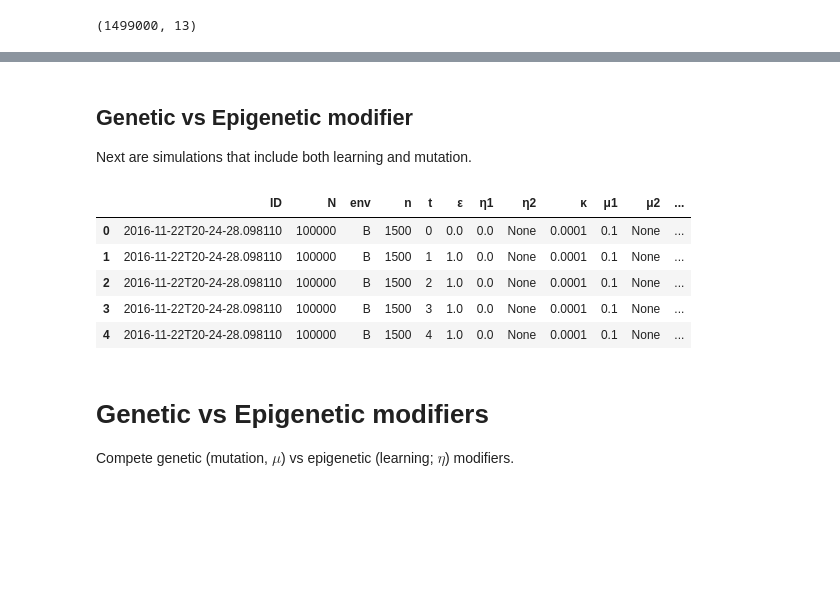
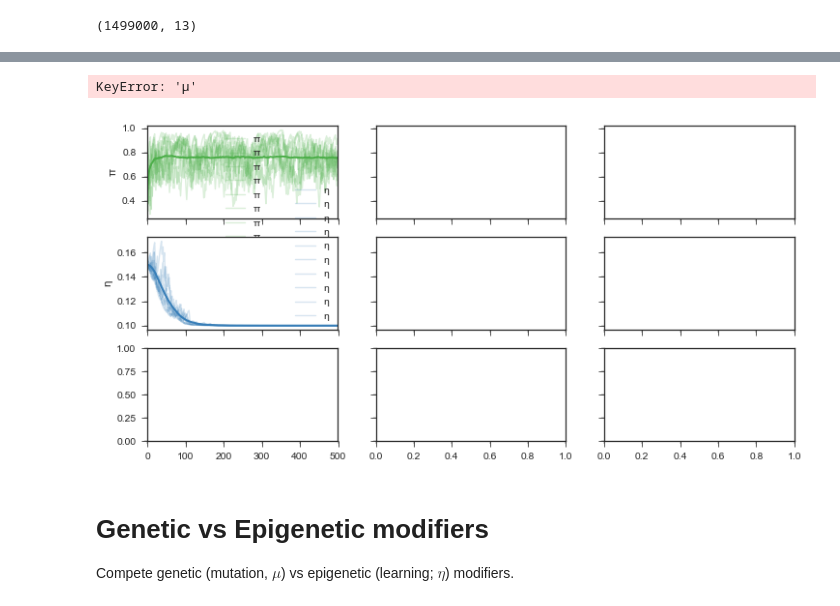
Before and after one commit to yoavram/Milpitas, a Jupyter notebook: simulation.ipynb, the cells around one changed output, grey strips where cells are left out. Drawn from its saved outputs; the diff is of its cells as text; code cells hidden in the pictures; blank space fills up the shorter version.

```diff
--- a/simulation.ipynb
+++ b/simulation.ipynb
@@ -310,29 +205,3 @@ df1 = load_simulations('output1', True, False)
 df1.shape
 # %% [output]
 (1499000, 13)
-# %%
-def plot_simulations(df):
-    fig, ax = plt.subplots(3, 3, sharex='col', sharey='row', figsize=(12,6))
-    samples = 10
-    red, green, blue = sns.color_palette('Set1', 3)
-    for i, env in enumerate(('A', 'B', 'C')):
-        _df = df[df.env == env]
-        ids = np.random.choice(_df.ID.unique(), samples)
-        grp = _df[_df.ID.isin(ids)].groupby('ID')
-        sns.tsplot(_df, time='t', unit='ID', value='π', lw=2, color=blue, ci=False, ax=ax[0, i])
-        grp.plot('t', 'π', color=blue, alpha=2/samples, ax=ax[0, i])
-        if 'η' in df.columns:
-            sns.tsplot(_df, time='t', unit='ID', value='η', lw=2, color=green, ci=False, ax=ax[1, i])
-            grp.plot('t', 'η', color=green, alpha=2/samples, ax=ax[1, i])
-        if 'μ' in df.columns:
-            sns.tsplot(_df, time='t', unit='ID', value='μ', lw=2, color=red, ci=False, ax=ax[2, i])
-            grp.plot('t', 'μ', color=red, alpha=0.02, ax=ax[2, i])
-        ax[0, i].axhline(1-_df.ϵ.mean(), color='k', ls='--')
-        if ax[0, i].legend(): ax[0, i].legend().set_visible(False)
-        if ax[1, i].legend(): ax[1, i].legend().set_visible(False)
-        if ax[2, i].legend(): ax[2, i].legend().set_visible(False)
-
-    sns.despine()
-    return ax
-# %%
-plot_simulations(df1);
@@ -341,17 +208,14 @@ plot_simulations(df1);
-# %% [markdown]
-## Genetic vs Epigenetic modifier
-
-Next are simulations that include both learning and mutation.
-# %%
-df = load_simulations('output3', False, False)
-df.head()
-# %% [output]
-|  | ID | N | env | n | t | ε | η1 | η2 | κ | μ1 | μ2 | ... |
-| 0 | 2016-11-22T20-24-28.098110 | 100000 | B | 1500 | 0 | 0.0 | 0.0 | None | 0.0001 | 0.1 | None | ... |
-| 1 | 2016-11-22T20-24-28.098110 | 100000 | B | 1500 | 1 | 1.0 | 0.0 | None | 0.0001 | 0.1 | None | ... |
-| 2 | 2016-11-22T20-24-28.098110 | 100000 | B | 1500 | 2 | 1.0 | 0.0 | None | 0.0001 | 0.1 | None | ... |
-| 3 | 2016-11-22T20-24-28.098110 | 100000 | B | 1500 | 3 | 1.0 | 0.0 | None | 0.0001 | 0.1 | None | ... |
-| 4 | 2016-11-22T20-24-28.098110 | 100000 | B | 1500 | 4 | 1.0 | 0.0 | None | 0.0001 | 0.1 | None | ... |
+# %%
+ax = plot_simulations(df1)
+for ax_, label in zip(ax.flat, 'ABCDEFGHIJKLMNOP'):
+    ax_.annotate(label, (-0.1, 1.05), xycoords='axes fraction', fontsize=20)
+fname = 'figures/modifiers_η1_{}_η2_{}_κ_0.pdf'.format(
+    *df1.η1.unique(), *df1.η2.unique())
+plt.savefig(fname)
+print(fname)
+# %% [output]
+KeyError: 'μ'
+[figure, added]
 # %% [markdown]
 # Genetic vs Epigenetic modifiers
 
```
Also changed, not shown: parts of 60 cells of this notebook, 1 other file.
